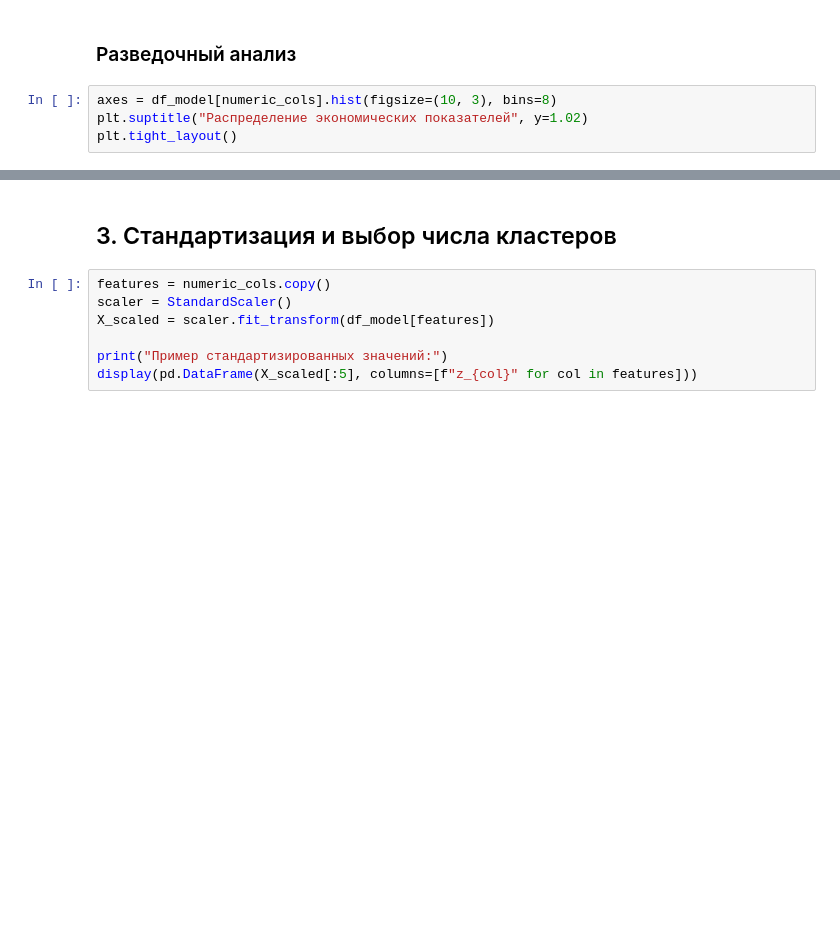
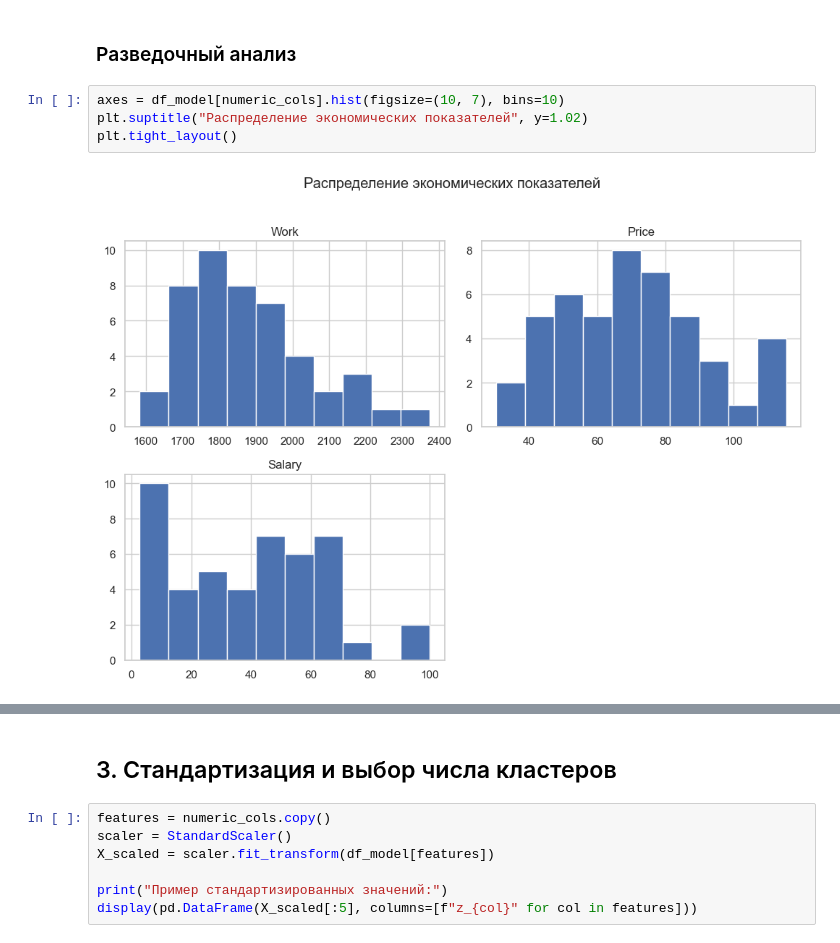
Before and after one commit to theneverwhere/data_analysis_course, a Jupyter notebook: Кластеризация/Города/city_segmentation.ipynb, the cells around one changed output, grey strips where cells are left out. Saved outputs shown, nothing was run; the diff lists cells and outputs as text; blank space fills up the shorter version.

```diff
--- a/Кластеризация/Города/city_segmentation.ipynb
+++ b/Кластеризация/Города/city_segmentation.ipynb
@@ -82,9 +117,11 @@ display(df_model.head())
 # %% [markdown]
 ### Разведочный анализ
 # %%
-axes = df_model[numeric_cols].hist(figsize=(10, 3), bins=8)
+axes = df_model[numeric_cols].hist(figsize=(10, 7), bins=10)
 plt.suptitle("Распределение экономических показателей", y=1.02)
 plt.tight_layout()
+# %% [output]
+[figure, added]
 # %%
 pairplot_data = df.copy()
 sns.pairplot(
```
Also changed, not shown: parts of 17 cells of this notebook.
